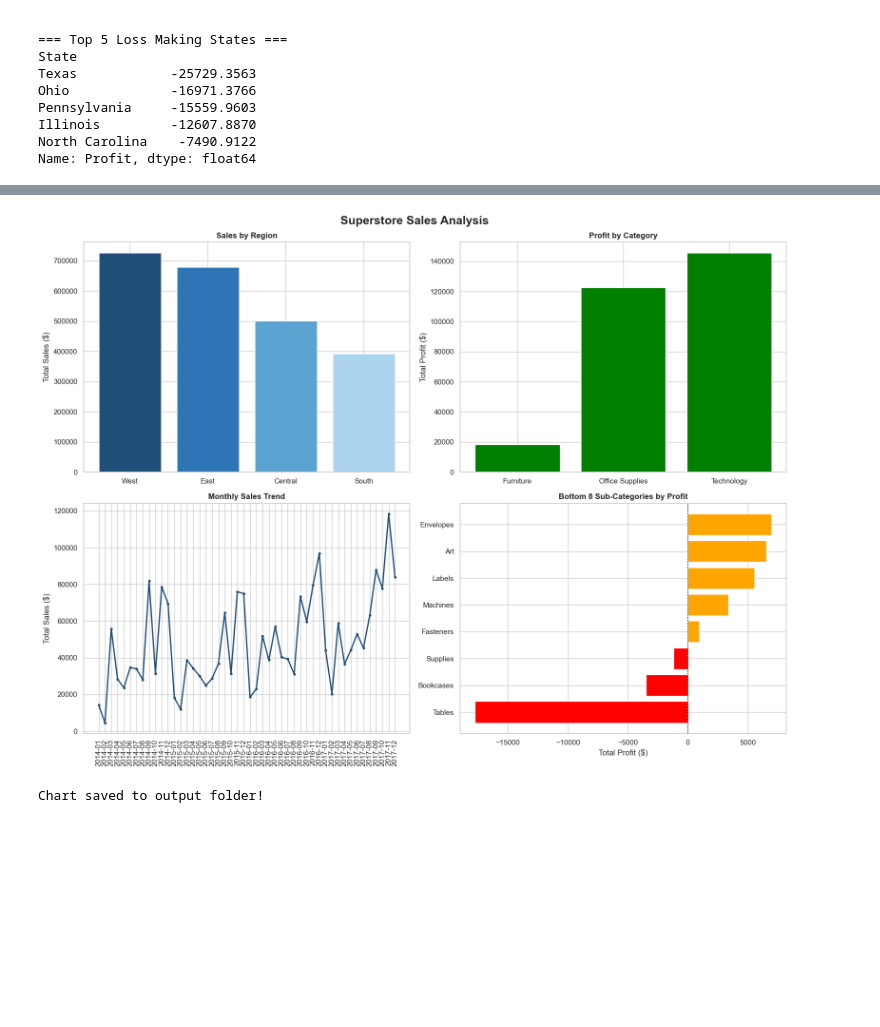
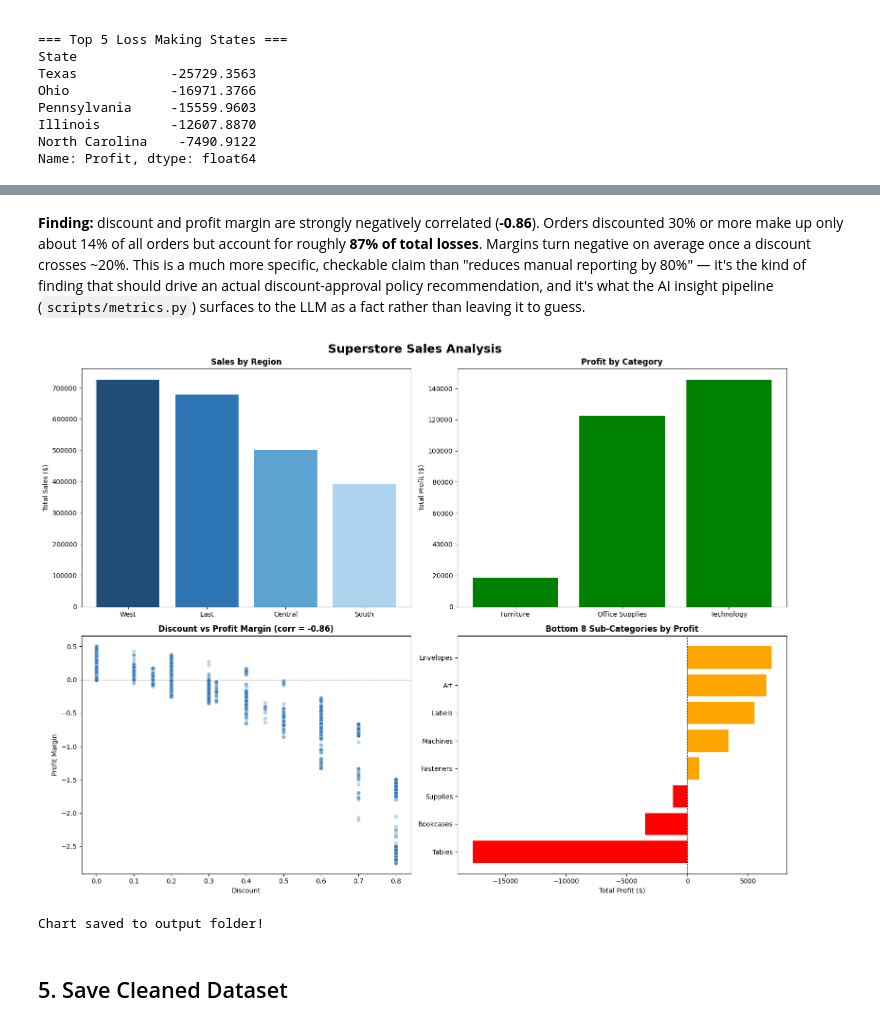
Before and after one commit to nandini2217/ai-sales-dashboard, a Jupyter notebook: data/notebooks/01_data_cleaning.ipynb, the cells around one changed output, grey strips where cells are left out. Drawn from its saved outputs; the diff is of its cells as text; code cells hidden in the pictures; blank space fills up the shorter version.

```diff
--- a/data/notebooks/01_data_cleaning.ipynb
+++ b/data/notebooks/01_data_cleaning.ipynb
@@ -165,0 +171,20 @@ Name: Profit, dtype: float64
+# %%
+df['Profit Margin'] = df['Profit'] / df['Sales']
+
+corr = df['Discount'].corr(df['Profit Margin'])
+print(f"Correlation between Discount and Profit Margin: {corr:.2f}")
+
+bins = [-0.01, 0.0, 0.2, 0.4, 0.6, 0.9]
+df['Discount Bucket'] = pd.cut(df['Discount'], bins=bins)
+summary = df.groupby('Discount Bucket', observed=True).agg(
+    orders=('Order ID', 'count'),
+    avg_margin=('Profit Margin', 'mean'),
+    total_profit=('Profit', 'sum'),
+)
+print(summary)
+
+heavy_discount = df[df['Discount'] >= 0.3]
+total_loss = df.loc[df['Profit'] < 0, 'Profit'].sum()
+heavy_discount_loss = heavy_discount['Profit'].sum()
+print(f"\nOrders discounted >=30% account for {heavy_discount_loss / total_loss:.0%} of all losses,")
+print(f"despite being only {len(heavy_discount) / len(df):.1%} of all orders.")
@@ -166,43 +203,45 @@ Name: Profit, dtype: float64
+# %% [markdown]
+**Finding:** discount and profit margin are strongly negatively
+correlated (**-0.86**). Orders discounted 30% or more make up only about
+14% of all orders but account for roughly **87% of total losses**. Margins
+turn negative on average once a discount crosses ~20%. This is a much more
+specific, checkable claim than "reduces manual reporting by 80%" — it's the
+kind of finding that should drive an actual discount-approval policy
+recommendation, and it's what the AI insight pipeline (`scripts/metrics.py`)
+surfaces to the LLM as a fact rather than leaving it to guess.
 # %%
-# Set the visual style
-sns.set_theme(style="whitegrid")
-fig , axes = plt.subplots(2,2, figsize=(16,12))
+fig, axes = plt.subplots(2, 2, figsize=(16, 12))
 fig.suptitle("Superstore Sales Analysis", fontsize=18, fontweight='bold')
 
-# Chart 1: Sales by Region
 region_sales = df.groupby('Region')['Sales'].sum().sort_values(ascending=False)
-axes[0,0].bar(region_sales.index, region_sales.values, color=['#1F4E79','#2E75B6','#5BA3D0','#ACD4EF'])
-axes[0,0].set_title("Sales by Region", fontweight='bold')
-axes[0,0].set_ylabel("Total Sales ($)")
+axes[0, 0].bar(region_sales.index, region_sales.values, color=['#1F4E79', '#2E75B6', '#5BA3D0', '#ACD4EF'])
+axes[0, 0].set_title("Sales by Region", fontweight='bold')
+axes[0, 0].set_ylabel("Total Sales ($)")
 
-# Chart 2: Profit by Category
 category_profit = df.groupby('Category')['Profit'].sum()
 colors_cat = ['green' if x > 0 else 'red' for x in category_profit.values]
-axes[0,1].bar(category_profit.index, category_profit.values, color=colors_cat)
-axes[0,1].set_title("Profit by Category", fontweight='bold')
-axes[0,1].set_ylabel("Total Profit ($)")
+axes[0, 1].bar(category_profit.index, category_profit.values, color=colors_cat)
+axes[0, 1].set_title("Profit by Category", fontweight='bold')
+axes[0, 1].set_ylabel("Total Profit ($)")
 
-# Chart 3: Monthly Sales Trend
-monthly_sales = df.groupby(['Order Year','Order Month'])['Sales'].sum().reset_index()
-monthly_sales['Period'] = monthly_sales['Order Year'].astype(str) + '-' + monthly_sales['Order Month'].astype(str).str.zfill(2)
-axes[1,0].plot(monthly_sales['Period'], monthly_sales['Sales'], color='#1F4E79',linewidth=2, marker='o', markersize=3)
-axes[1,0].set_title("Monthly Sales Trend", fontweight='bold')
-axes[1,0].set_ylabel("Total Sales ($)")
-axes[1,0].tick_params(axis='x', rotation=90)
+sns.scatterplot(data=df, x='Discount', y='Profit Margin', alpha=0.3, ax=axes[1, 0], color='#2E75B6')
+axes[1, 0].axhline(0, color='black', linewidth=0.8, linestyle='--')
+axes[1, 0].set_title(f"Discount vs Profit Margin (corr = {corr:.2f})", fontweight='bold')
 
-# Chart 4: Loss Making Sub-Categories
 loss_subcat = df.groupby('Sub-Category')['Profit'].sum().sort_values().head(8)
 colors_loss = ['red' if x < 0 else 'orange' for x in loss_subcat.values]
-axes[1,1].barh(loss_subcat.index, loss_subcat.values, color=colors_loss)
-axes[1,1].set_title("Bottom 8 Sub-Categories by Profit", fontweight='bold')
-axes[1,1].set_xlabel("Total Profit ($)")
-axes[1,1].axvline(0, color='black', linewidth=0.8, linestyle='--')
+axes[1, 1].barh(loss_subcat.index, loss_subcat.values, color=colors_loss)
+axes[1, 1].set_title("Bottom 8 Sub-Categories by Profit", fontweight='bold')
+axes[1, 1].set_xlabel("Total Profit ($)")
+axes[1, 1].axvline(0, color='black', linewidth=0.8, linestyle='--')
 
 plt.tight_layout()
-plt.savefig('../output/sales_analysis.png', dpi=150, bbox_inches='tight')
+plt.savefig('../../output/sales_analysis.png', dpi=150, bbox_inches='tight')
 plt.show()
 print("Chart saved to output folder!")
 # %% [output]
-[figure, old version]
+[figure, new version]
 Chart saved to output folder!
+# %% [markdown]
+## 5. Save Cleaned Dataset
 # %%
```
Also changed, not shown: parts of 18 cells of this notebook, 10 other files.
